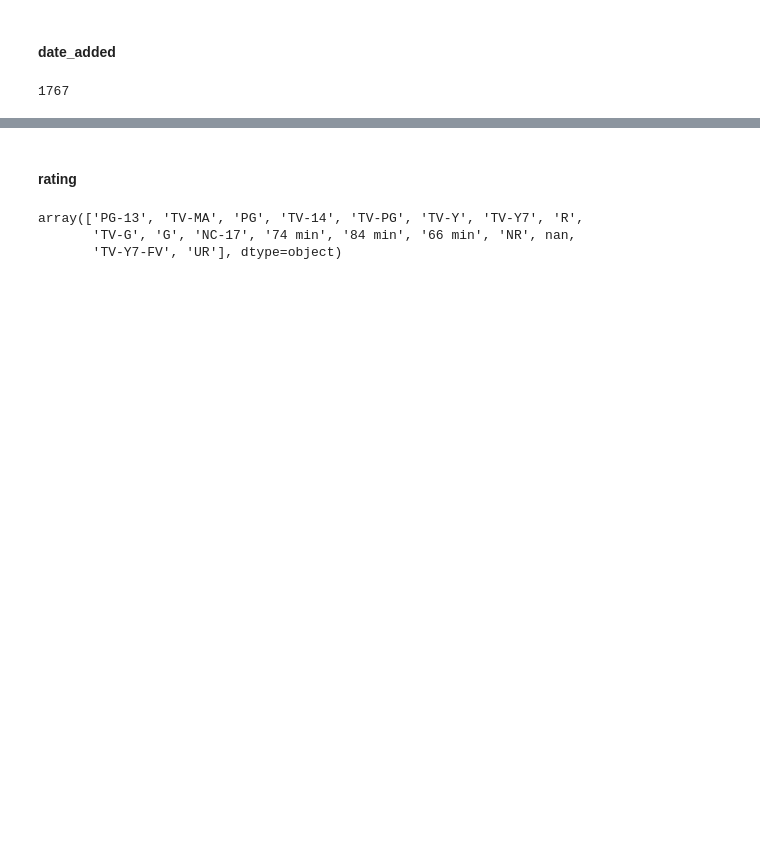
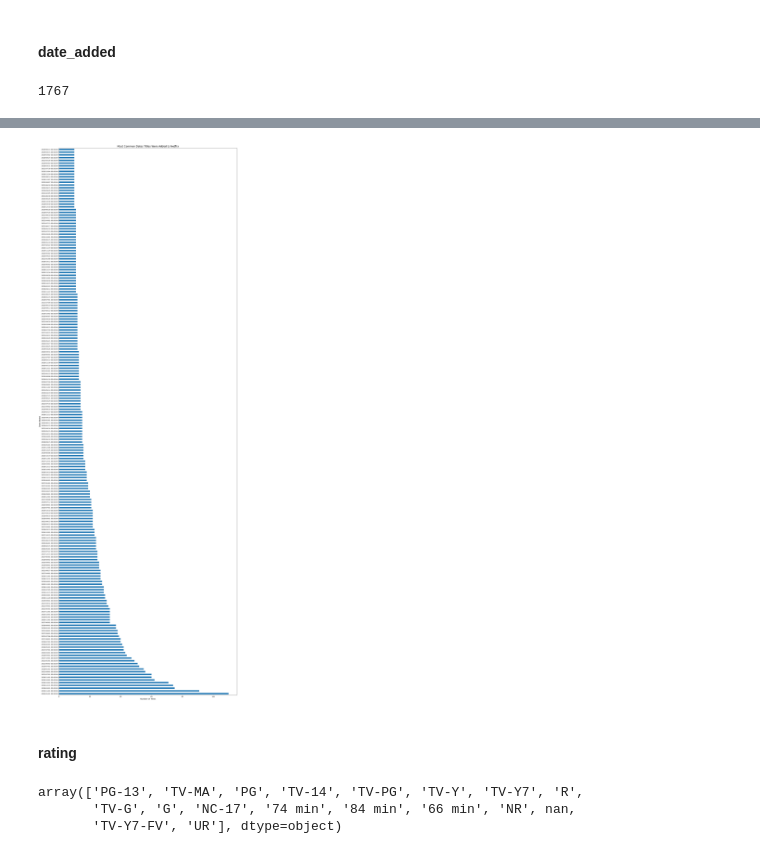
Before and after one commit to FatimaQatami/netflix_data, a Jupyter notebook: netflix_data.ipynb, the cells around one changed output, grey strips where cells are left out. Drawn from its saved outputs; the diff is of its cells as text; code cells hidden in the pictures; blank space fills up the shorter version.

```diff
--- a/netflix_data.ipynb
+++ b/netflix_data.ipynb
@@ -130,3 +193,14 @@ plt.show()
+# %%
+# Top 200 most common dates titles were added to Netflix
+
+df['date_added'].value_counts().head(200).plot(kind='barh', figsize=(18, 50))
+plt.title('Most Common Dates Titles Were Added to Netflix', fontsize=16)
+plt.xlabel('Number of Titles', fontsize=12)
+plt.ylabel('Date Added', fontsize=12)
+plt.tight_layout()
+plt.show()
+# %% [output]
+[figure, added]
 # %% [markdown]
 #### rating
 # %%
```
Also changed, not shown: parts of 36 cells of this notebook.
